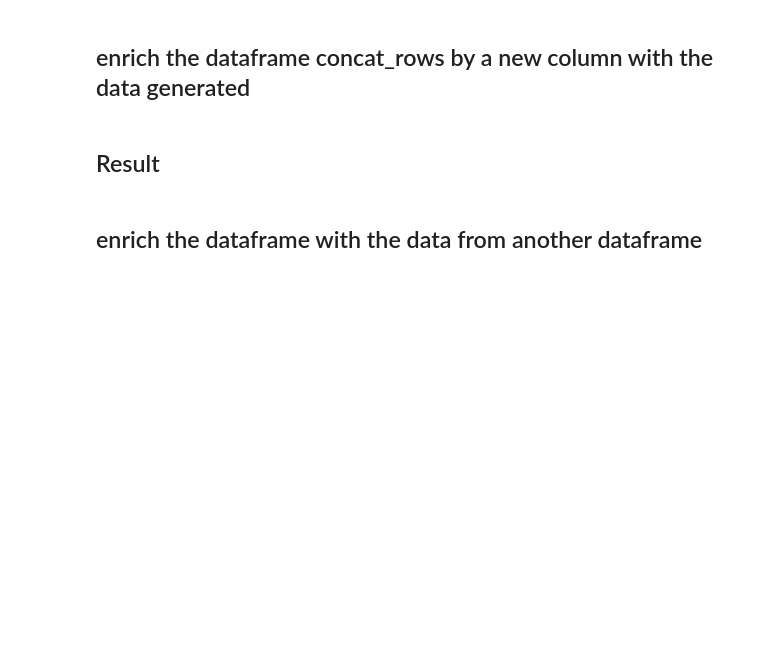
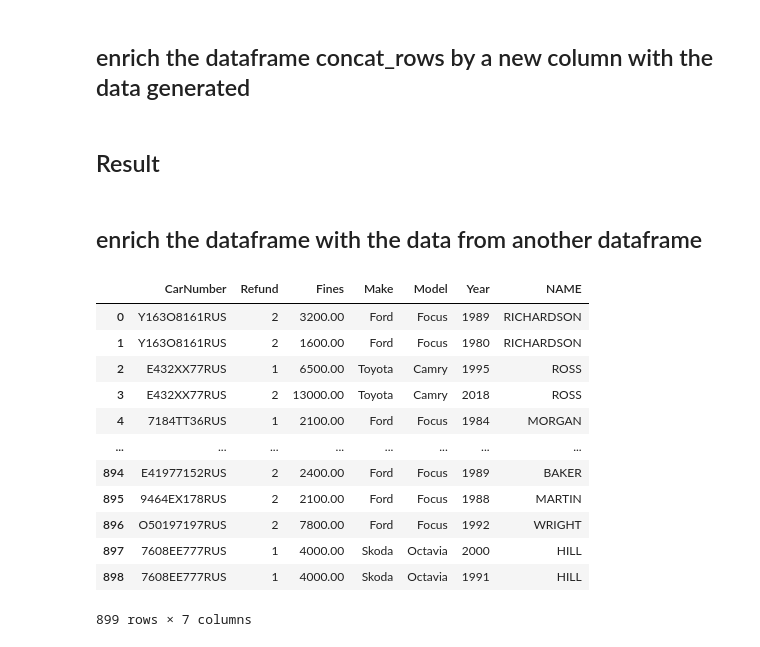
Before and after one commit to hrema/Python-Data-Science, a Jupyter notebook: day05/ex04/enrichment.ipynb, the cells around one changed output. Cells and saved outputs as stored; diff of their text form; code cells hidden in the pictures; blank space fills up the shorter version.

```diff
--- a/day05/ex04/enrichment.ipynb
+++ b/day05/ex04/enrichment.ipynb
@@ -52,0 +71,2 @@ fines = pd.concat([concat_rows, year], axis='columns')
+# %%
+owners.drop(range(owners.shape[0] - 20, owners.shape[0]), inplace=True)
@@ -52,0 +75,11 @@ fines = pd.concat([concat_rows, year], axis='columns')
+# %%
+np.random.seed(21)
+observations_owners = [
+    ['LEE', 'К325НС67RUS'],
+    ['REED', 'C727YP13RUS'],
+    ['CASTILLO', 'У917СО55RUS']
+]
+
+df_observations_owners = pd.DataFrame(observations_owners, columns=owners.columns)
+# %%
+owners = owners.append(df_observations_owners, ignore_index=True)
@@ -52,0 +92,16 @@ fines = pd.concat([concat_rows, year], axis='columns')
+# %%
+fines.merge(owners, how='inner', on='CarNumber')
+# %% [output]
+|  | CarNumber | Refund | Fines | Make | Model | Year | NAME |
+| 0 | Y163O8161RUS | 2 | 3200.00 | Ford | Focus | 1989 | RICHARDSON |
+| 1 | Y163O8161RUS | 2 | 1600.00 | Ford | Focus | 1980 | RICHARDSON |
+| 2 | E432XX77RUS | 1 | 6500.00 | Toyota | Camry | 1995 | ROSS |
+| 3 | E432XX77RUS | 2 | 13000.00 | Toyota | Camry | 2018 | ROSS |
+| 4 | 7184TT36RUS | 1 | 2100.00 | Ford | Focus | 1984 | MORGAN |
+| ... | ... | ... | ... | ... | ... | ... | ... |
+| 894 | E41977152RUS | 2 | 2400.00 | Ford | Focus | 1989 | BAKER |
+| 895 | 9464EX178RUS | 2 | 2100.00 | Ford | Focus | 1988 | MARTIN |
+| 896 | O50197197RUS | 2 | 7800.00 | Ford | Focus | 1992 | WRIGHT |
+| 897 | 7608EE777RUS | 1 | 4000.00 | Skoda | Octavia | 2000 | HILL |
+| 898 | 7608EE777RUS | 1 | 4000.00 | Skoda | Octavia | 1991 | HILL |
+899 rows × 7 columns
```
Also changed, not shown: parts of 25 cells of this notebook, 3 other files.
